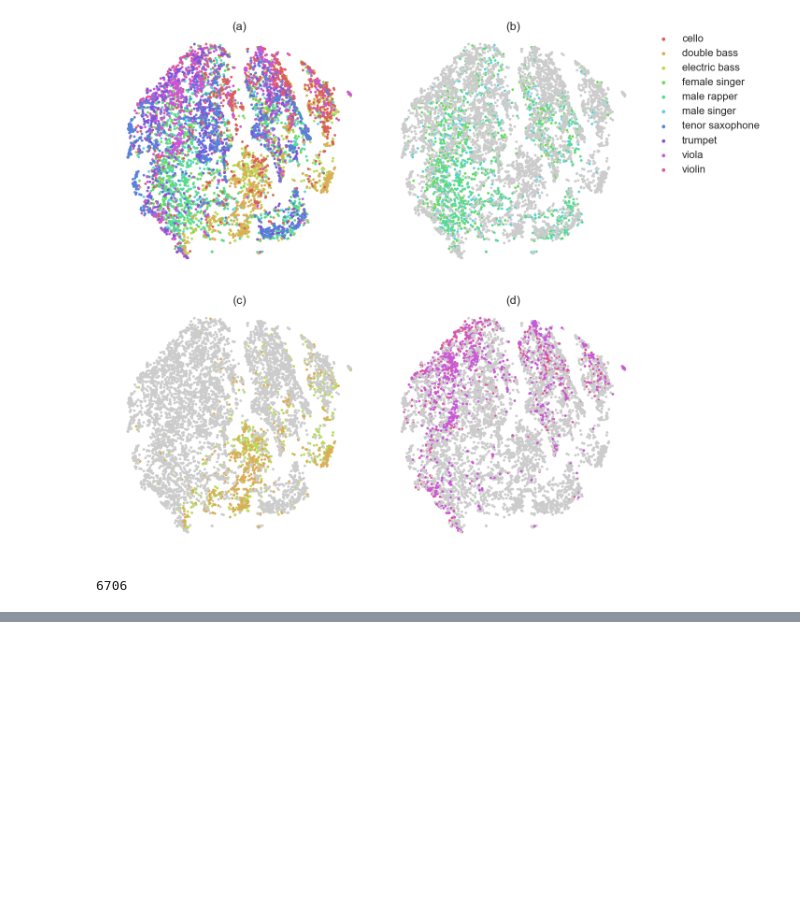
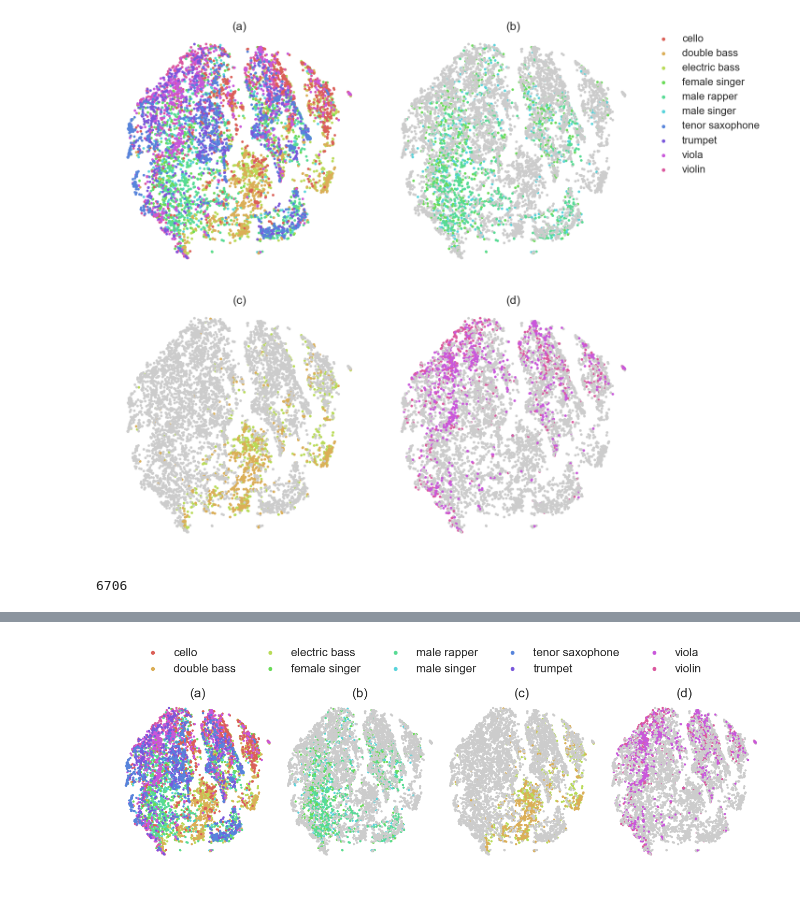
Before and after one commit to rabitt/aes-semantic-audio-2017, a Jupyter notebook: notebooks/analysis/tsne_paper_plots.ipynb, the cells around one changed output, grey strips where cells are left out. Saved outputs shown, nothing was run; the diff lists cells and outputs as text; code cells hidden in the pictures; blank space fills up the shorter version.

```diff
--- a/notebooks/analysis/tsne_paper_plots.ipynb
+++ b/notebooks/analysis/tsne_paper_plots.ipynb
@@ -164,0 +285,60 @@ len(proj100_800['ysub_inst'])
+# %%
+# SINGLE ROW VERSION
+fig = plt.figure(figsize=(16,4))
+
+subplot_dotsize = 10
+
+# reduce space between subplots
+gs1 = gridspec.GridSpec(1, 4)
+gs1.update(wspace=0.025, hspace=0.1) # set the spacing between axes.
+
+# ALL
+# ax1 = fig.add_subplot(221)
+ax1 = plt.subplot(gs1[0])
+custom_scatter_subplot_legend(proj100_800['tsne'], proj100_800['ysub_inst'],
+                              proj100_800['instruments'], ax1, dotsize=subplot_dotsize, cmap='hls');
+plt.title('(a)')
+
+# VOCAL
+# ax2 = fig.add_subplot(222)
+ax2 = plt.subplot(gs1[1])
+custom_scatter_subplot_legend(proj100_800['tsne'], proj100_800['ysub_inst'],
+                              proj100_800['instruments'], ax2, muted=[0, 1, 2, 6, 7, 8, 9],
+                              dotsize=subplot_dotsize, cmap='hls');
+plt.title('(b)')
+
+# BASS
+# ax3 = fig.add_subplot(223)
+ax3 = plt.subplot(gs1[2])
+custom_scatter_subplot_legend(proj100_800['tsne'], proj100_800['ysub_inst'],
+                              proj100_800['instruments'], ax3, muted=[0, 3, 4, 5, 6, 7, 8, 9],
+                              dotsize=subplot_dotsize, cmap='hls');
+plt.title('(c)')
+
+# VIOLIN + VIOLA
+# ax4 = fig.add_subplot(224)
+ax4 = plt.subplot(gs1[3])
+custom_scatter_subplot_legend(proj100_800['tsne'], proj100_800['ysub_inst'],
+                              proj100_800['instruments'], ax4, muted=[0, 1, 2, 3, 4, 5, 6, 7],
+                              dotsize=subplot_dotsize, cmap='hls');
+plt.title('(d)')
+
+# Legend
+palette = np.array(sns.color_palette('hls', 10))
+labels = proj100_800['instruments']
+legend_dotsize=16
+legend_artists = []
+for n, label in enumerate(labels):
+    h = plt.scatter(0, 0, s=legend_dotsize, lw=0, c=palette[n])
+    legend_artists.append(h)
+
+#     plt.legend(legend_artists, labels, scatterpoints=1, loc='upper right', ncol=1, fontsize=10)
+lgnd = plt.legend(legend_artists, labels, scatterpoints=1,
+                  bbox_to_anchor=(-3.00, 1.1, 1., .102), loc=3, ncol=5, fontsize=16)
+# Change legend marker size
+for i in range(len(lgnd.legendHandles)):
+    lgnd.legendHandles[i]._sizes = [30]
+
+# plt.tight_layout()
+# %% [output]
+[figure, added]
```
Also changed, not shown: parts of 6 cells of this notebook.
